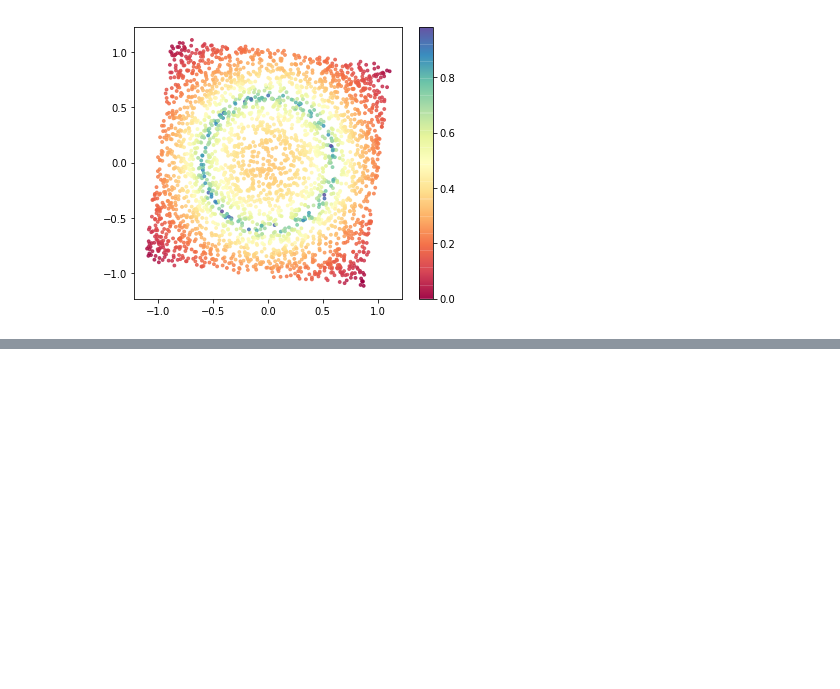
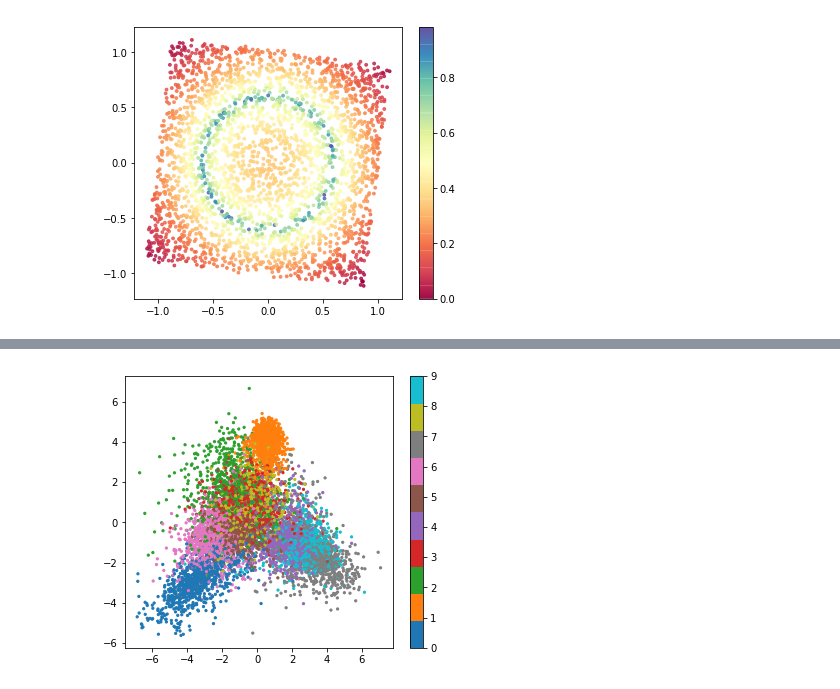
Before and after one commit to LLNL/fpp, a Jupyter notebook: fpp_examples.ipynb, the cells around one changed output, grey strips where cells are left out. Saved outputs shown, nothing was run; the diff lists cells and outputs as text; code cells hidden in the pictures; blank space fills up the shorter version.

```diff
--- a/fpp_examples.ipynb
+++ b/fpp_examples.ipynb
@@ -121,3 +142,10 @@ plt.scatter(embedding_test[:,0], embedding_test[:,1], c=y_test, cmap="tab10", al
+# %%
+LDAembedding_test = clf.transform(X_test)
+plt.scatter(LDAembedding_test[:,0], LDAembedding_test[:,1], c=y_test, cmap="tab10", alpha=1.0, s=5)
+plt.colorbar(ticks=range(len(set(y_test))))
+plt.show()
+# %% [output]
+[figure, added]
 # %%
 ########## RNA-Seq dataset ############
 
```
Also changed, not shown: parts of 9 cells of this notebook, 1 other file.
